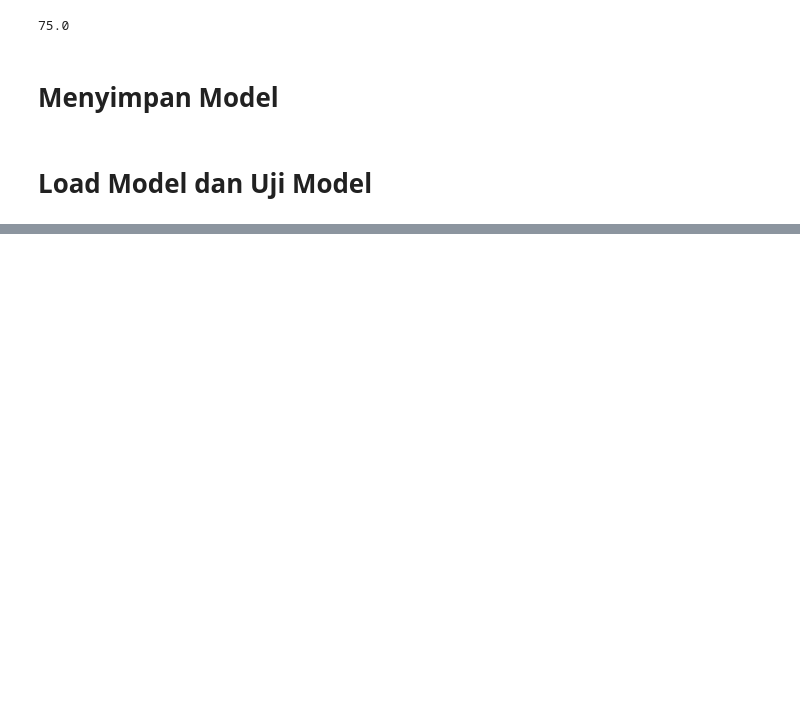
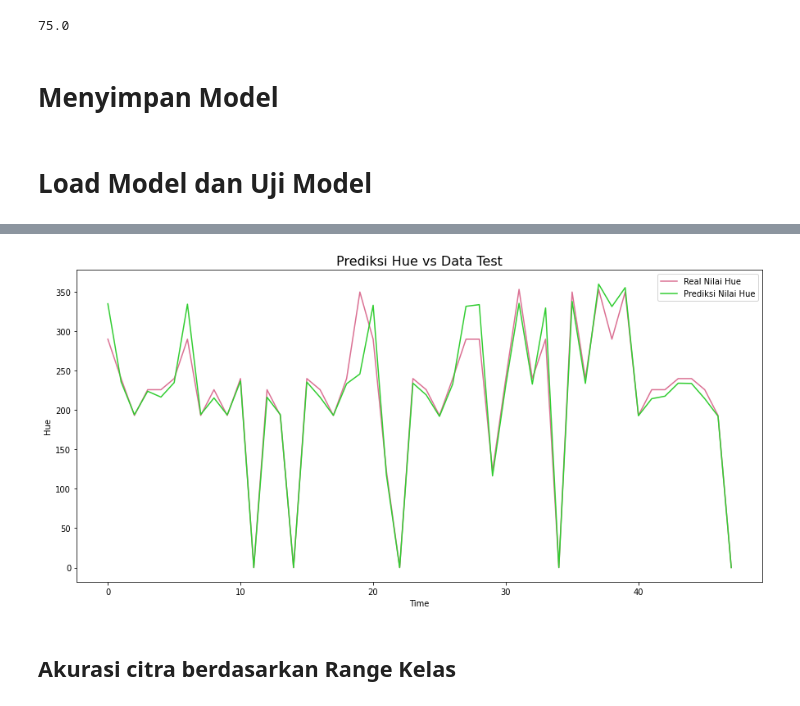
Before and after one commit to geadalfa/PrediksiWarna, a Jupyter notebook: NN_Buat_Deploy.ipynb, the cells around one changed output, grey strips where cells are left out. Drawn from its saved outputs; the diff is of its cells as text; code cells hidden in the pictures; blank space fills up the shorter version.

```diff
--- a/NN_Buat_Deploy.ipynb
+++ b/NN_Buat_Deploy.ipynb
@@ -1731,0 +825,4 @@ plt.show()
+# %%
+sc = StandardScaler()
+X_test1 = x_testdep
+X_test = sc.fit_transform(x_testdep)
@@ -1731,0 +831,2 @@ plt.show()
+# %%
+predictDeploy = np.minimum(360., np.maximum(0, model.predict(X_test)))
@@ -1731,0 +839,10 @@ plt.show()
+# %%
+# Menjadikan hasil prediksi dan real value menjadi series
+
+predictDeploy = predictDeploy.tolist()
+predictDeploy = pd.Series(predictDeploy)
+predictDeploy = predictDeploy.explode()
+print(predictDeploy)
+
+y_testdep = y_testdep.squeeze()
+print(y_testdep)
@@ -1731,0 +869,5 @@ plt.show()
+# %%
+# Komparasi kedua hasil
+compare = pd.DataFrame({'hue' : y_testdep, 'pred' : predictDeploy})
+
+print(compare)
@@ -1731,0 +892,16 @@ plt.show()
+# %%
+# Membuat diagram garis untuk memperlihatkan ke akuratan hasil prediksi dan nilai real pada dataset
+# Data prediksi vs data test
+
+plt.figure(figsize=(15,7))
+plt.plot(compare['hue'], color = 'palevioletred', label = 'Real Nilai Hue')
+plt.plot(compare['pred'], color = 'limegreen', label = 'Prediksi Nilai Hue')
+plt.title('Prediksi Hue vs Data Test',fontsize = 16)
+plt.xlabel('Time')
+plt.ylabel('Hue')
+plt.legend()
+plt.show()
+# %% [output]
+[figure, added]
+# %% [markdown]
+## Akurasi citra berdasarkan Range Kelas
```
Also changed, not shown: parts of 94 cells of this notebook.
